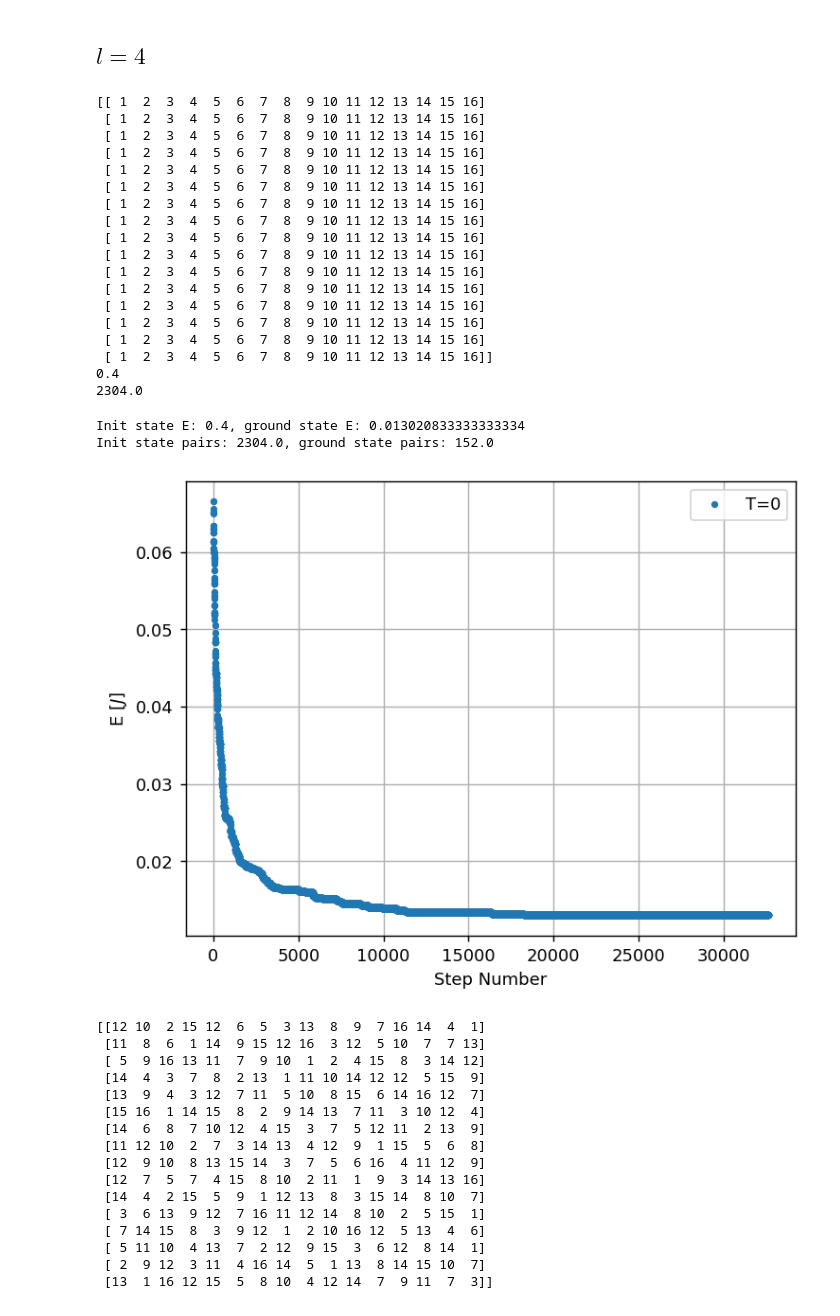
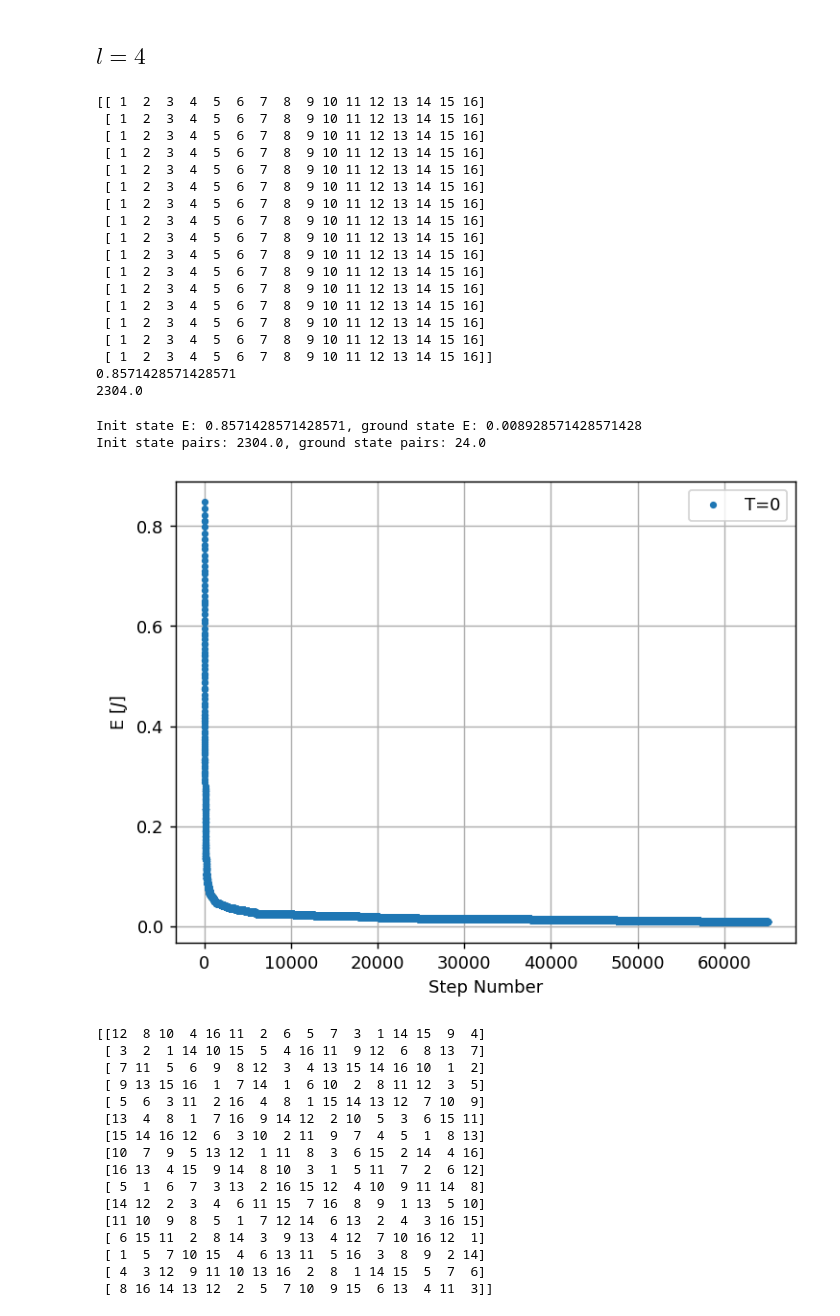
Before and after one commit to FlipperCoin/stat-mech-2, a Jupyter notebook: hw1/hw1.ipynb, the cells around one changed output. Saved outputs shown, nothing was run; the diff lists cells and outputs as text; code cells hidden in the pictures.

```diff
--- a/hw1/hw1.ipynb
+++ b/hw1/hw1.ipynb
@@ -27,7 +27,7 @@ def get_total_pairs(board):
 def get_E(board):
     l = get_l(board)
     pairs = get_total_pairs(board)
-    E = pairs / (3/2 * (l**4) * ((l**2) - 1))
+    E = pairs / (l**4/2 * (l**2 + 2*l - 3))
     return E
 # %%
 def get_pairs_from_E(E,l):
@@ -221,34 +242,35 @@ print(get_total_pairs(boardl4))
  [ 1  2  3  4  5  6  7  8  9 10 11 12 13 14 15 16]
  [ 1  2  3  4  5  6  7  8  9 10 11 12 13 14 15 16]
  [ 1  2  3  4  5  6  7  8  9 10 11 12 13 14 15 16]]
-0.4
+0.8571428571428571
 2304.0
 # %%
 Tspace_l4_T0 = [0]
-boardl4_ground_T0, Es_l4_T0 = metropolis_board(boardl4,Tspace_l4_T0,M=32640)
+Mspace=[65000]
+boardl4_ground_T0, Es_l4_T0 = metropolis_board(boardl4,Tspace_l4_T0,Mspace)
 # %%
 print(f"Init state E: {get_E(boardl4)}, ground state E: {Es_l4_T0[-1]}")
 print(f"Init state pairs: {get_total_pairs(boardl4)}, ground state pairs: {get_total_pairs(boardl4_ground_T0)}")
-plot_alg(Es_l4_T0, Tspace_l4_T0)
+plot_alg(Es_l4_T0, Tspace_l4_T0,Mspace)
 print(boardl4_ground_T0)
 # %% [output]
-Init state E: 0.4, ground state E: 0.013020833333333334
-Init state pairs: 2304.0, ground state pairs: 152.0
+Init state E: 0.8571428571428571, ground state E: 0.008928571428571428
+Init state pairs: 2304.0, ground state pairs: 24.0
-[figure, old version]
+[figure, new version]
-[[12 10  2 15 12  6  5  3 13  8  9  7 16 14  4  1]
- [11  8  6  1 14  9 15 12 16  3 12  5 10  7  7 13]
- [ 5  9 16 13 11  7  9 10  1  2  4 15  8  3 14 12]
- [14  4  3  7  8  2 13  1 11 10 14 12 12  5 15  9]
- [13  9  4  3 12  7 11  5 10  8 15  6 14 16 12  7]
- [15 16  1 14 15  8  2  9 14 13  7 11  3 10 12  4]
- [14  6  8  7 10 12  4 15  3  7  5 12 11  2 13  9]
- [11 12 10  2  7  3 14 13  4 12  9  1 15  5  6  8]
- [12  9 10  8 13 15 14  3  7  5  6 16  4 11 12  9]
- [12  7  5  7  4 15  8 10  2 11  1  9  3 14 13 16]
- [14  4  2 15  5  9  1 12 13  8  3 15 14  8 10  7]
- [ 3  6 13  9 12  7 16 11 12 14  8 10  2  5 15  1]
- [ 7 14 15  8  3  9 12  1  2 10 16 12  5 13  4  6]
- [ 5 11 10  4 13  7  2 12  9 15  3  6 12  8 14  1]
- [ 2  9 12  3 11  4 16 14  5  1 13  8 14 15 10  7]
- [13  1 16 12 15  5  8 10  4 12 14  7  9 11  7  3]]
+[[12  8 10  4 16 11  2  6  5  7  3  1 14 15  9  4]
+ [ 3  2  1 14 10 15  5  4 16 11  9 12  6  8 13  7]
+ [ 7 11  5  6  9  8 12  3  4 13 15 14 16 10  1  2]
+ [ 9 13 15 16  1  7 14  1  6 10  2  8 11 12  3  5]
+ [ 5  6  3 11  2 16  4  8  1 15 14 13 12  7 10  9]
+ [13  4  8  1  7 16  9 14 12  2 10  5  3  6 15 11]
+ [15 14 16 12  6  3 10  2 11  9  7  4  5  1  8 13]
+ [10  7  9  5 13 12  1 11  8  3  6 15  2 14  4 16]
+ [16 13  4 15  9 14  8 10  3  1  5 11  7  2  6 12]
+ [ 5  1  6  7  3 13  2 16 15 12  4 10  9 11 14  8]
+ [14 12  2  3  4  6 11 15  7 16  8  9  1 13  5 10]
+ [11 10  9  8  5  1  7 12 14  6 13  2  4  3 16 15]
+ [ 6 15 11  2  8 14  3  9 13  4 12  7 10 16 12  1]
+ [ 1  5  7 10 15  4  6 13 11  5 16  3  8  9  2 14]
+ [ 4  3 12  9 11 10 13 16  2  8  1 14 15  5  7  6]
+ [ 8 16 14 13 12  2  5  7 10  9 15  6 13  4 11  3]]
 # %%
```
Also changed, not shown: parts of 14 cells of this notebook, 1 other file.
